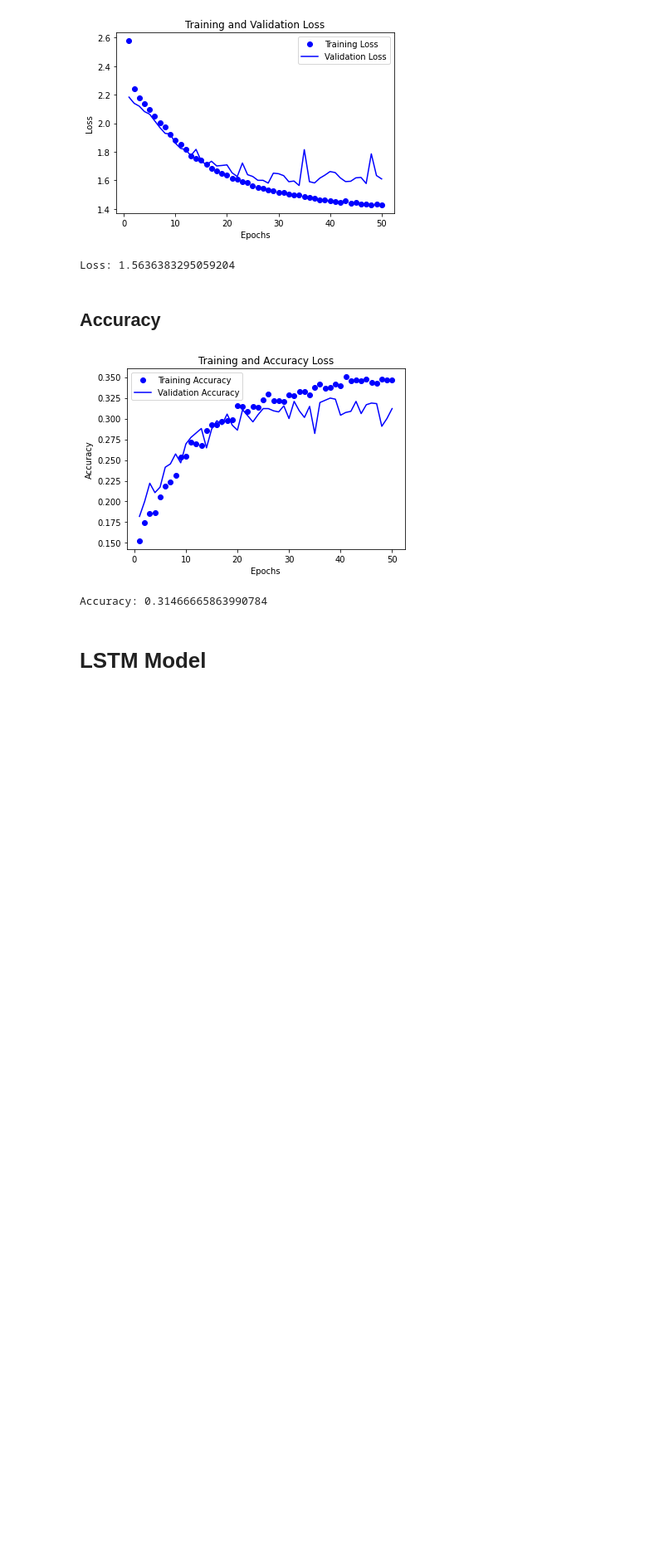
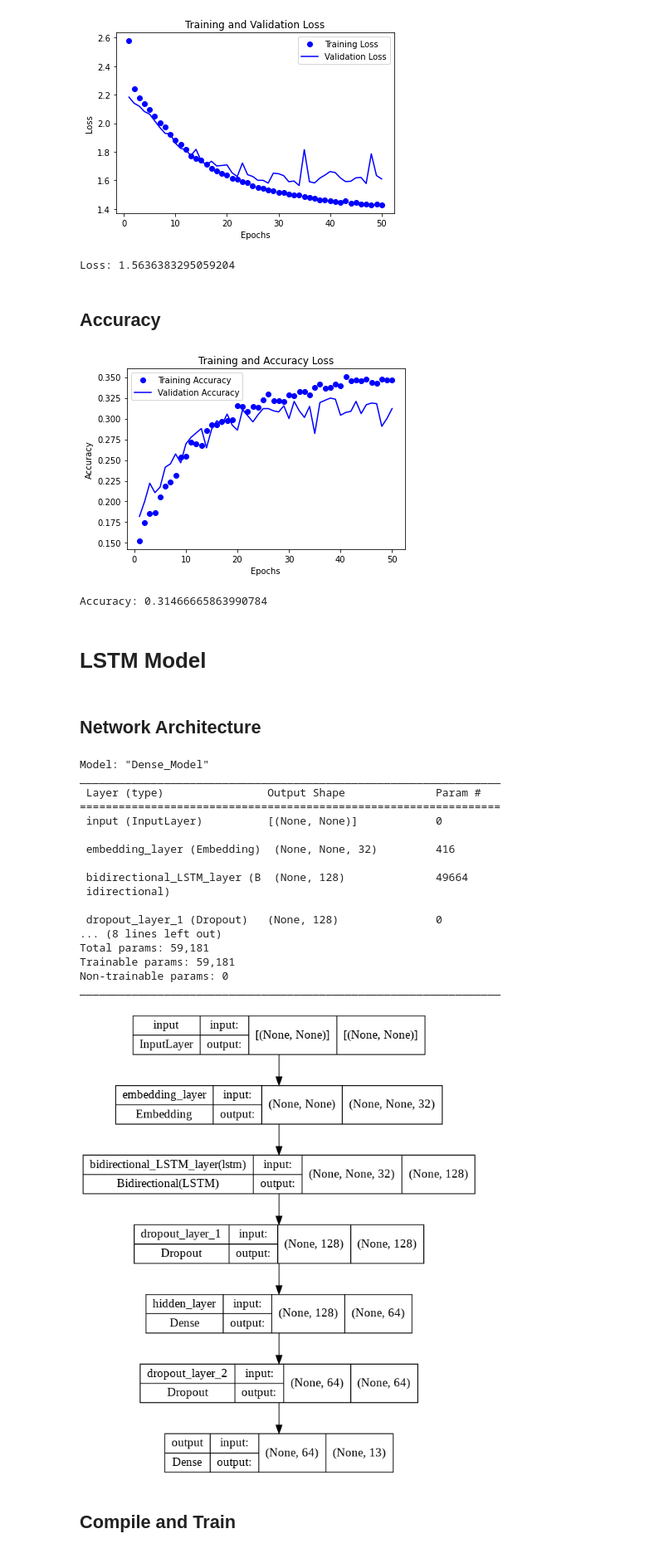
Before and after one commit to diegosol127/CSCE-636-Deep-Learning, a Jupyter notebook: Homework/CSCE_636_Proj03_Sol.ipynb, the cells around one changed output. Shown: that part at 83% size. Saved outputs shown, nothing was run; the diff lists cells and outputs as text; code cells hidden in the pictures; blank space fills up the shorter version.

Commit message:
Proj03 LSTM model 33.20%

```diff
--- a/Homework/CSCE_636_Proj03_Sol.ipynb
+++ b/Homework/CSCE_636_Proj03_Sol.ipynb
@@ -253,3 +255,39 @@ print(f"Accuracy: {val_acc_values[min_loss_pos]}")
 Accuracy: 0.31466665863990784
 # %% [markdown]
 # LSTM Model
+# %% [markdown]
+## Network Architecture
+# %%
+inputs = keras.Input(shape=(None,), dtype="int64", name="input")
+embedded = layers.Embedding(input_dim=13, output_dim=32, mask_zero=True, name="embedding_layer")(inputs)
+x = layers.Bidirectional(layers.LSTM(64), name="bidirectional_LSTM_layer")(embedded)
+x = layers.Dropout(0.25, name="dropout_layer_1")(x)
+x = layers.Dense(64, activation="relu", name="hidden_layer")(x)
+x = layers.Dropout(0.25, name="dropout_layer_2")(x)
+outputs = layers.Dense(13, activation="softmax", name="output")(x)
+
+LSTM_model = keras.Model(inputs, outputs, name="Dense_Model")
+LSTM_model.summary()
+
+tf.keras.utils.plot_model(LSTM_model, show_shapes=True)
+# %% [output]
+Model: "Dense_Model"
+_________________________________________________________________
+ Layer (type)                Output Shape              Param #
+=================================================================
+ input (InputLayer)          [(None, None)]            0
+
+ embedding_layer (Embedding)  (None, None, 32)         416
+
+ bidirectional_LSTM_layer (B  (None, 128)              49664
+ idirectional)
+
+ dropout_layer_1 (Dropout)   (None, 128)               0
+... (8 lines left out)
+Total params: 59,181
+Trainable params: 59,181
+Non-trainable params: 0
+_________________________________________________________________
+[figure, added]
+# %% [markdown]
+## Compile and Train
```
Also changed, not shown: parts of 11 cells of this notebook.
